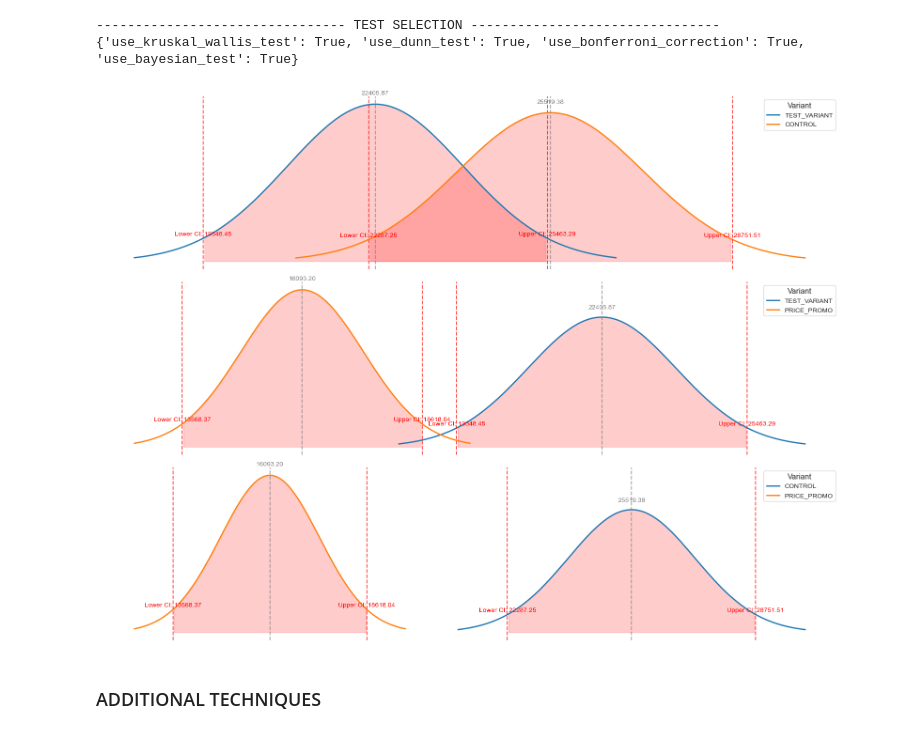
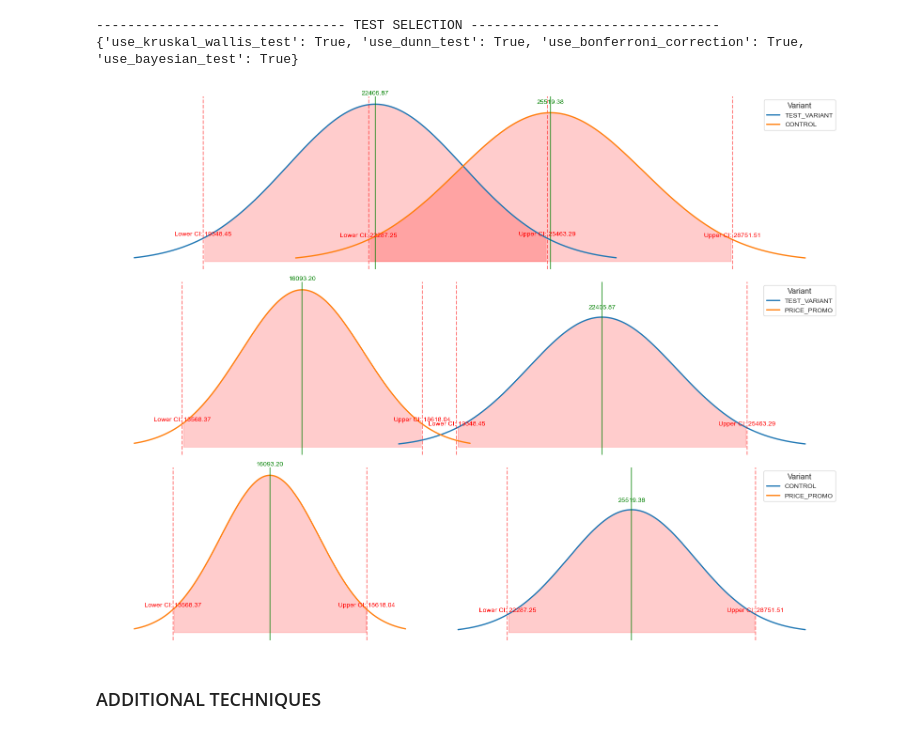
Before and after one commit to EAlmazanG/ab-test-framework, a Jupyter notebook: notebooks/ab-test_framework_template.ipynb, the cells around one changed output. Cells and saved outputs as stored; diff of their text form; code cells hidden in the pictures.

```diff
--- a/notebooks/ab-test_framework_template.ipynb
+++ b/notebooks/ab-test_framework_template.ipynb
@@ -992,14 +1038,14 @@ def plot_distributions(selected_df, variant_column, metric_column, alpha=0.05):
             x_values = np.linspace(x_min, x_max, 200)
             pdf = norm.pdf(x_values, mean_val, se)
             plt.plot(x_values, pdf, lw=2, label=variant)
-            plt.axvline(mean_val, color='gray', linestyle='--', alpha=0.7)
-            plt.axvline(lower_ci, color='red', linestyle='--', alpha=0.7)
-            plt.axvline(upper_ci, color='red', linestyle='--', alpha=0.7)
+            plt.axvline(mean_val, color='green', linestyle='-',alpha=0.7)
+            plt.axvline(lower_ci, color='red', linestyle='--', alpha=0.5)
+            plt.axvline(upper_ci, color='red', linestyle='--', alpha=0.5)
             plt.fill_between(x_values, pdf, where=(x_values >= lower_ci) & (x_values <= upper_ci),
                              color='red', alpha=0.2)
             pdf_mean = norm.pdf(mean_val, mean_val, se)
             plt.text(mean_val, pdf_mean * 1.05, f"{mean_val:.2f}",
-                     ha='center', va='bottom', color='gray', fontsize=10)
+                     ha='center', va='bottom', color='green', fontsize=10)
             pdf_lower = norm.pdf(lower_ci, mean_val, se)
             pdf_upper = norm.pdf(upper_ci, mean_val, se)
             plt.text(lower_ci, pdf_lower * 1.05, f"Lower CI: {lower_ci:.2f}",
@@ -1029,38 +1075,38 @@ def plot_distributions(selected_df, variant_column, metric_column, alpha=0.05):
                 std_val = subset[metric_column].std()
                 n = len(subset)
                 se = std_val / math.sqrt(n)
                 lower_ci = mean_val - z * se
                 upper_ci = mean_val + z * se
                 x_min = lower_ci - 0.2 * (upper_ci - lower_ci)
                 x_max = upper_ci + 0.2 * (upper_ci - lower_ci)
                 x_values = np.linspace(x_min, x_max, 200)
                 pdf = norm.pdf(x_values, mean_val, se)
                 ax.plot(x_values, pdf, lw=2, label=variant)
-                ax.axvline(mean_val, color='gray', linestyle='--', alpha=0.7)
-                ax.axvline(lower_ci, color='red', linestyle='--', alpha=0.7)
-                ax.axvline(upper_ci, color='red', linestyle='--', alpha=0.7)
+                ax.axvline(mean_val, color='green', linestyle='-', alpha=0.7)
+                ax.axvline(lower_ci, color='red', linestyle='--', alpha=0.5)
+                ax.axvline(upper_ci, color='red', linestyle='--', alpha=0.5)
                 ax.fill_between(x_values, pdf, where=(x_values >= lower_ci) & (x_values <= upper_ci),
                                 color='red', alpha=0.2)
                 pdf_mean = norm.pdf(mean_val, mean_val, se)
                 ax.text(mean_val, pdf_mean * 1.05, f"{mean_val:.2f}",
-                        ha='center', va='bottom', color='gray', fontsize=10)
+                        ha='center', va='bottom', color='green', fontsize=10)
                 pdf_lower = norm.pdf(lower_ci, mean_val, se)
                 pdf_upper = norm.pdf(upper_ci, mean_val, se)
                 ax.text(lower_ci, pdf_lower * 1.05, f"Lower CI: {lower_ci:.2f}",
                         ha='center', va='bottom', color='red', fontsize=10)
                 ax.text(upper_ci, pdf_upper * 1.05, f"Upper CI: {upper_ci:.2f}",
                         ha='center', va='bottom', color='red', fontsize=10)
             for spine in ax.spines.values():
                 spine.set_visible(False)
             ax.set_xticks([])
             ax.set_yticks([])
             ax.legend(title="Variant", fontsize=10, title_fontsize=12)
         plt.tight_layout()
         plt.show()
 
 plot_distributions(selected_df, variant_column, metric_column, 0.05)
 # %% [output]
-[figure, old version]
+[figure, new version]
 # %% [markdown]
 ### ADDITIONAL TECHNIQUES
 # %% [markdown]
```
Also changed, not shown: parts of 2 cells of this notebook.
